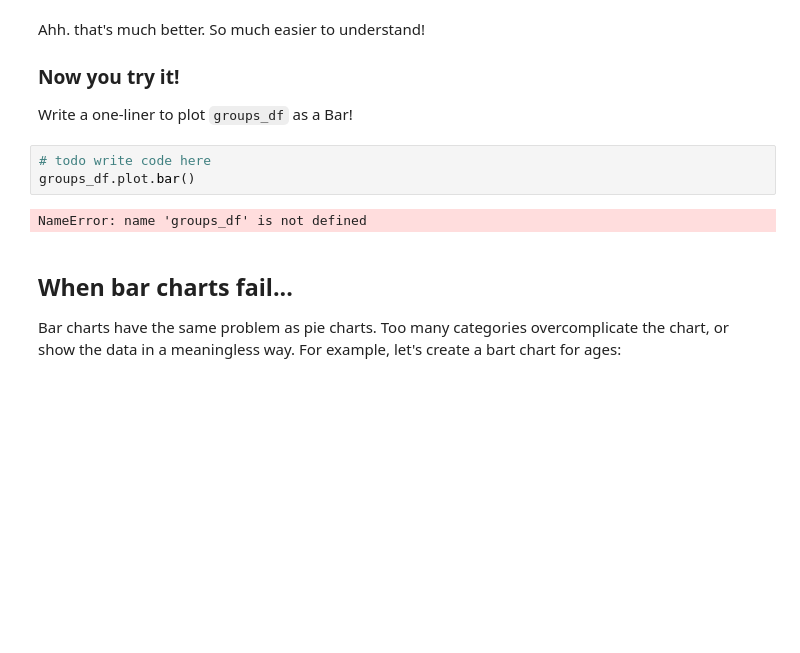
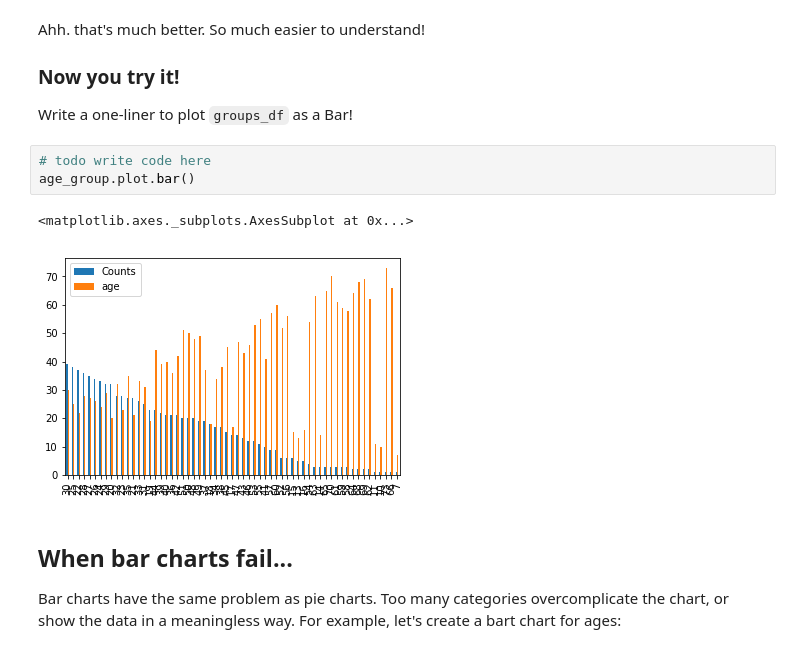
Before and after one commit to eldontsoi/Exercises, a Jupyter notebook: content/lessons/13/Class-Coding-Lab/CCL-Data-Visualization.ipynb, the cells around one changed output. Drawn from its saved outputs; the diff is of its cells as text; blank space fills up the shorter version.

```diff
--- a/content/lessons/13/Class-Coding-Lab/CCL-Data-Visualization.ipynb
+++ b/content/lessons/13/Class-Coding-Lab/CCL-Data-Visualization.ipynb
@@ -149,9 +149,10 @@ Ahh. that's much better. So much easier to understand!
 Write a one-liner to plot `groups_df` as a Bar!
 # %%
 # todo write code here
-groups_df.plot.bar()
+age_group.plot.bar()
 # %% [output]
-NameError: name 'groups_df' is not defined
+<matplotlib.axes._subplots.AxesSubplot at 0x...>
+[figure, added]
 # %% [markdown]
 ## When bar charts fail...
 
```
Also changed, not shown: parts of 8 cells of this notebook, 14 other files.
